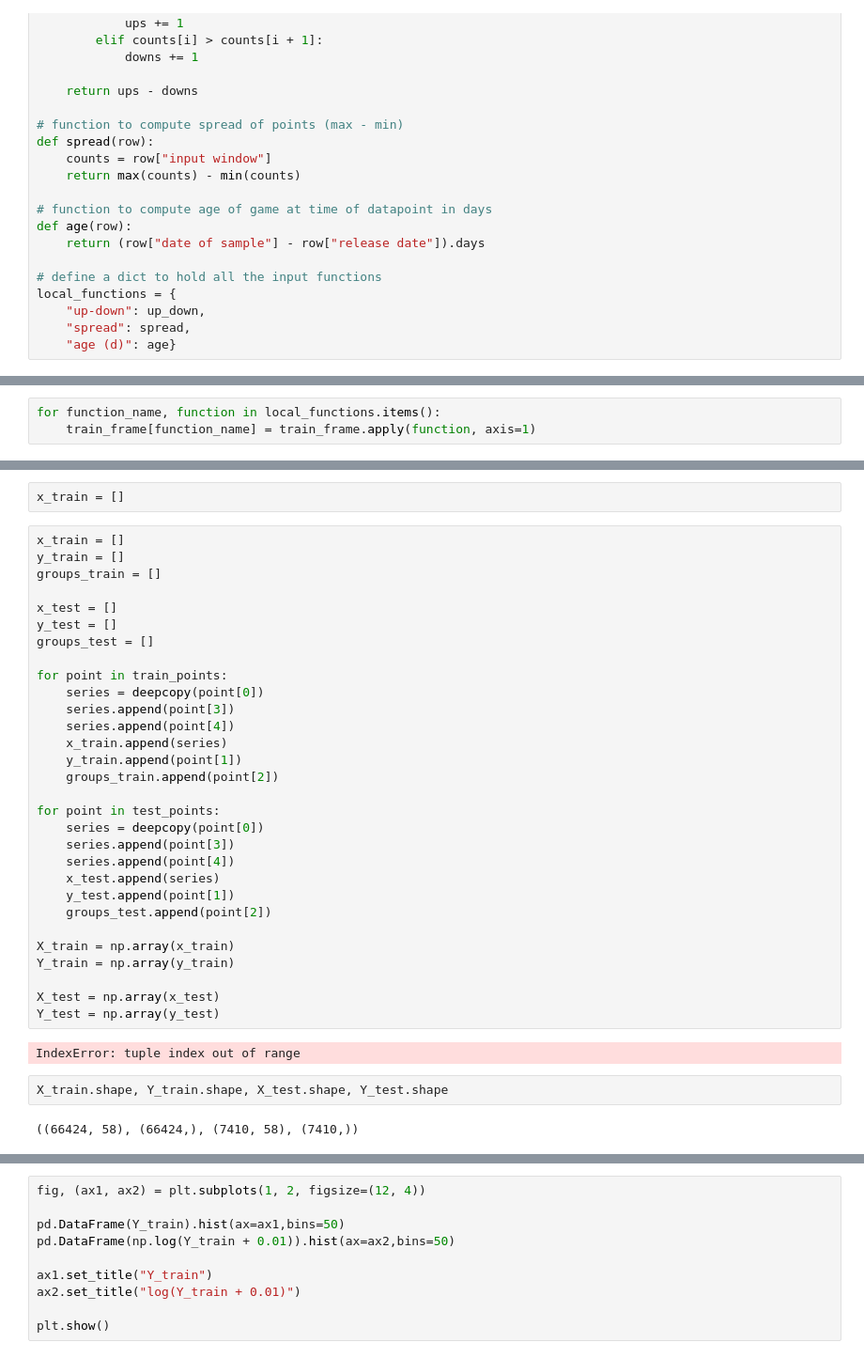
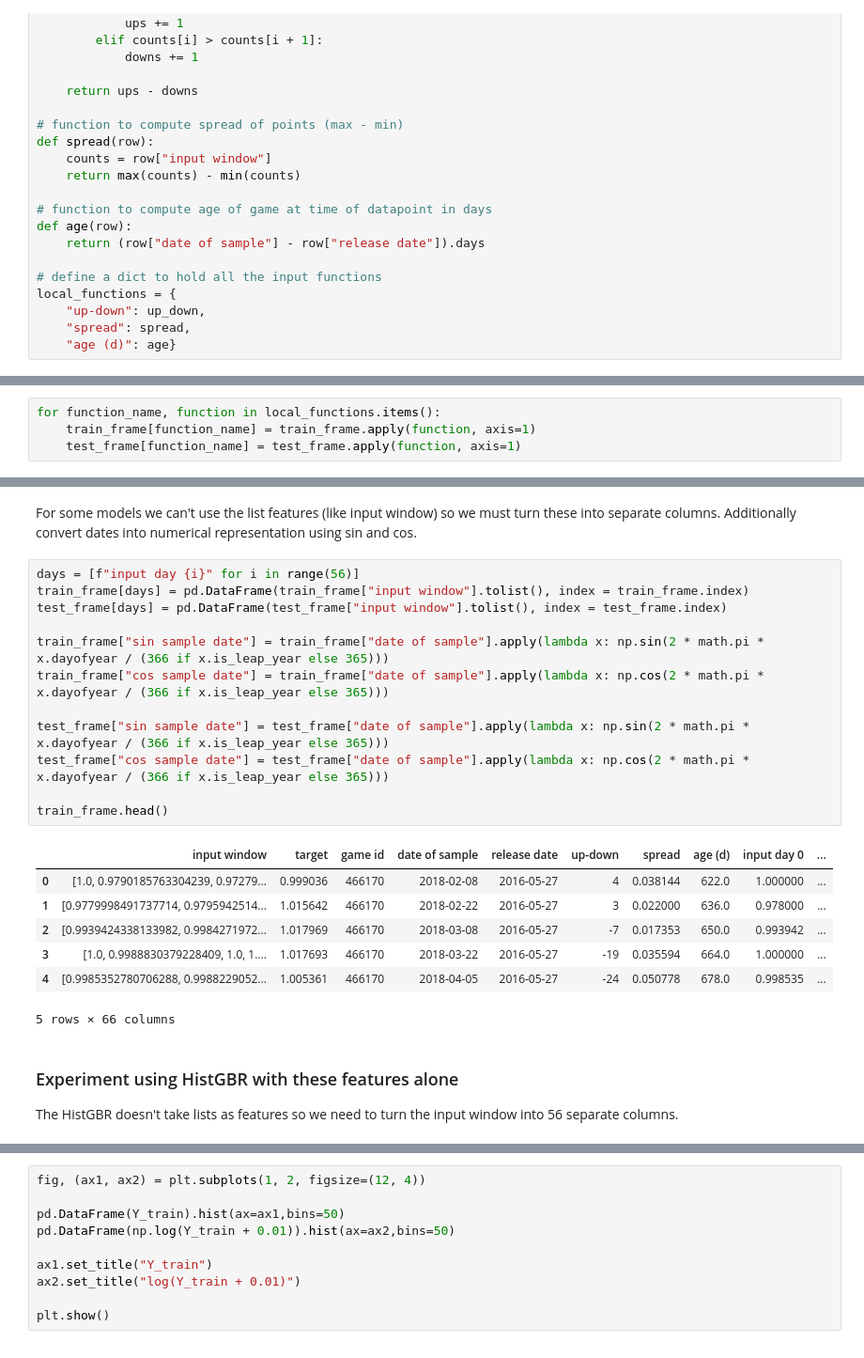
Before and after one commit to su-jai/player_forecasting, a Jupyter notebook: notebooks/playercount_forecasting.ipynb, the cells around one changed output, grey strips where cells are left out. Shown at 94% size. Saved outputs shown, nothing was run; the diff lists cells and outputs as text.

Commit message:
tested histGBR on new dataframe. compared model performance between target and log target

```diff
--- a/notebooks/playercount_forecasting.ipynb
+++ b/notebooks/playercount_forecasting.ipynb
@@ -574,3 +577,4 @@ Now there should be some code that runs over the local functions, applying each
 # %%
 for function_name, function in local_functions.items():
     train_frame[function_name] = train_frame.apply(function, axis=1)
+    test_frame[function_name] = test_frame.apply(function, axis=1)
@@ -586,38 +581,26 @@ train_frame.head()
-# %%
-x_train = []
-# %%
-x_train = []
-y_train = []
-groups_train = []
-
-x_test = []
-y_test = []
-groups_test = []
-
-for point in train_points:
-    series = deepcopy(point[0])
-    series.append(point[3])
-    series.append(point[4])
-    x_train.append(series)
-    y_train.append(point[1])
-    groups_train.append(point[2])
-
-for point in test_points:
-    series = deepcopy(point[0])
-    series.append(point[3])
-    series.append(point[4])
-    x_test.append(series)
-    y_test.append(point[1])
-    groups_test.append(point[2])
-
-X_train = np.array(x_train)
-Y_train = np.array(y_train)
-
-X_test = np.array(x_test)
-Y_test = np.array(y_test)
-# %% [output]
-IndexError: tuple index out of range
-# %%
-X_train.shape, Y_train.shape, X_test.shape, Y_test.shape
-# %% [output]
-((66424, 58), (66424,), (7410, 58), (7410,))
+# %% [markdown]
+For some models we can't use the list features (like input window) so we must turn these into separate columns. Additionally convert dates into numerical representation using sin and cos.
+# %%
+days = [f"input day {i}" for i in range(56)]
+train_frame[days] = pd.DataFrame(train_frame["input window"].tolist(), index = train_frame.index)
+test_frame[days] = pd.DataFrame(test_frame["input window"].tolist(), index = test_frame.index)
+
+train_frame["sin sample date"] = train_frame["date of sample"].apply(lambda x: np.sin(2 * math.pi * x.dayofyear / (366 if x.is_leap_year else 365)))
+train_frame["cos sample date"] = train_frame["date of sample"].apply(lambda x: np.cos(2 * math.pi * x.dayofyear / (366 if x.is_leap_year else 365)))
+
+test_frame["sin sample date"] = test_frame["date of sample"].apply(lambda x: np.sin(2 * math.pi * x.dayofyear / (366 if x.is_leap_year else 365)))
+test_frame["cos sample date"] = test_frame["date of sample"].apply(lambda x: np.cos(2 * math.pi * x.dayofyear / (366 if x.is_leap_year else 365)))
+
+train_frame.head()
+# %% [output]
+|  | input window | target | game id | date of sample | release date | up-down | spread | age (d) | input day 0 | ... |
+| 0 | [1.0, 0.9790185763304239, 0.97279... | 0.999036 | 466170 | 2018-02-08 | 2016-05-27 | 4 | 0.038144 | 622.0 | 1.000000 | ... |
+| 1 | [0.9779998491737714, 0.9795942514... | 1.015642 | 466170 | 2018-02-22 | 2016-05-27 | 3 | 0.022000 | 636.0 | 0.978000 | ... |
+| 2 | [0.9939424338133982, 0.9984271972... | 1.017969 | 466170 | 2018-03-08 | 2016-05-27 | -7 | 0.017353 | 650.0 | 0.993942 | ... |
+| 3 | [1.0, 0.9988830379228409, 1.0, 1.... | 1.017693 | 466170 | 2018-03-22 | 2016-05-27 | -19 | 0.035594 | 664.0 | 1.000000 | ... |
+| 4 | [0.9985352780706288, 0.9988229052... | 1.005361 | 466170 | 2018-04-05 | 2016-05-27 | -24 | 0.050778 | 678.0 | 0.998535 | ... |
+5 rows × 66 columns
+# %% [markdown]
+### Experiment using HistGBR with these features alone
+
+The HistGBR doesn't take lists as features so we need to turn the input window into 56 separate columns.
```
Also changed, not shown: parts of 10 cells of this notebook.
